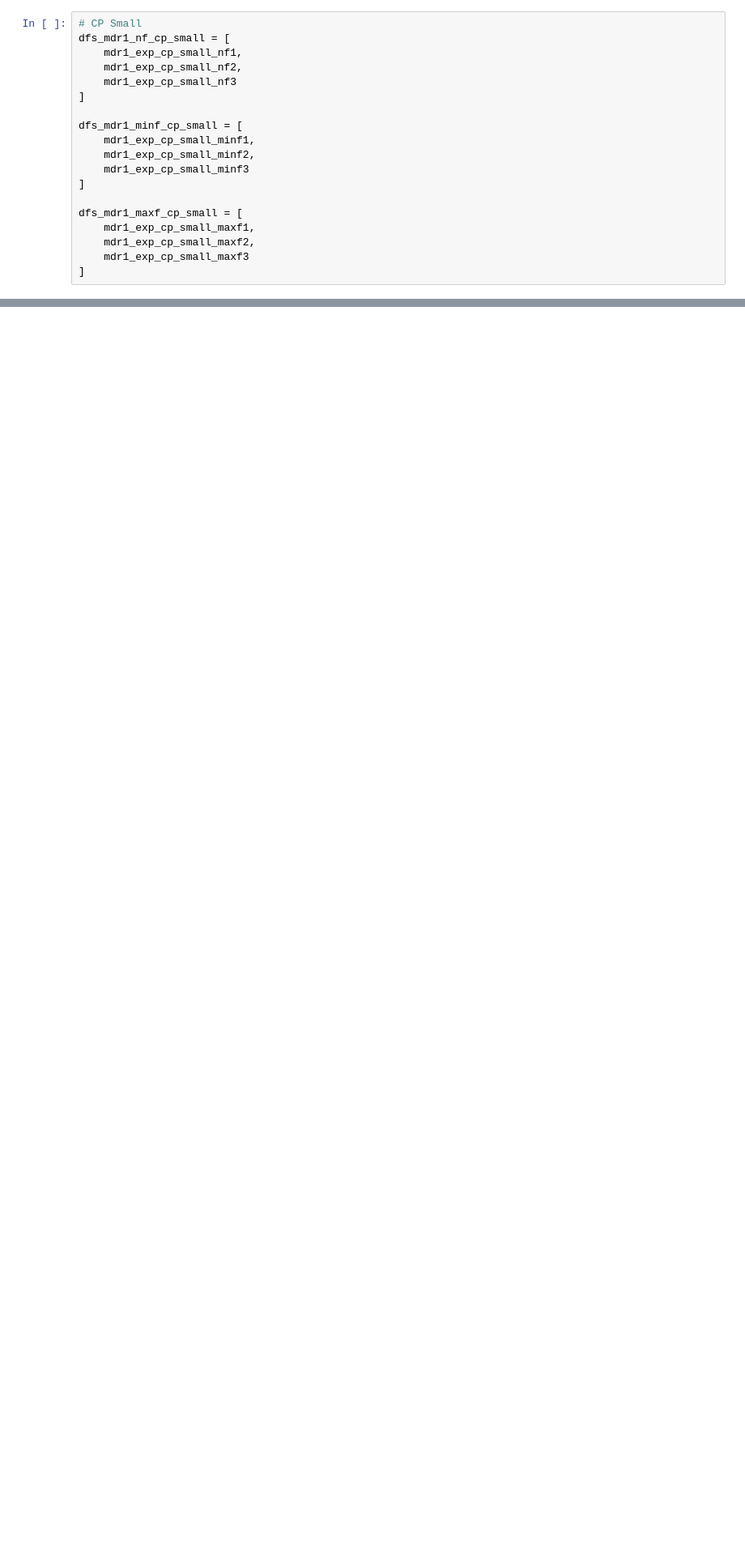
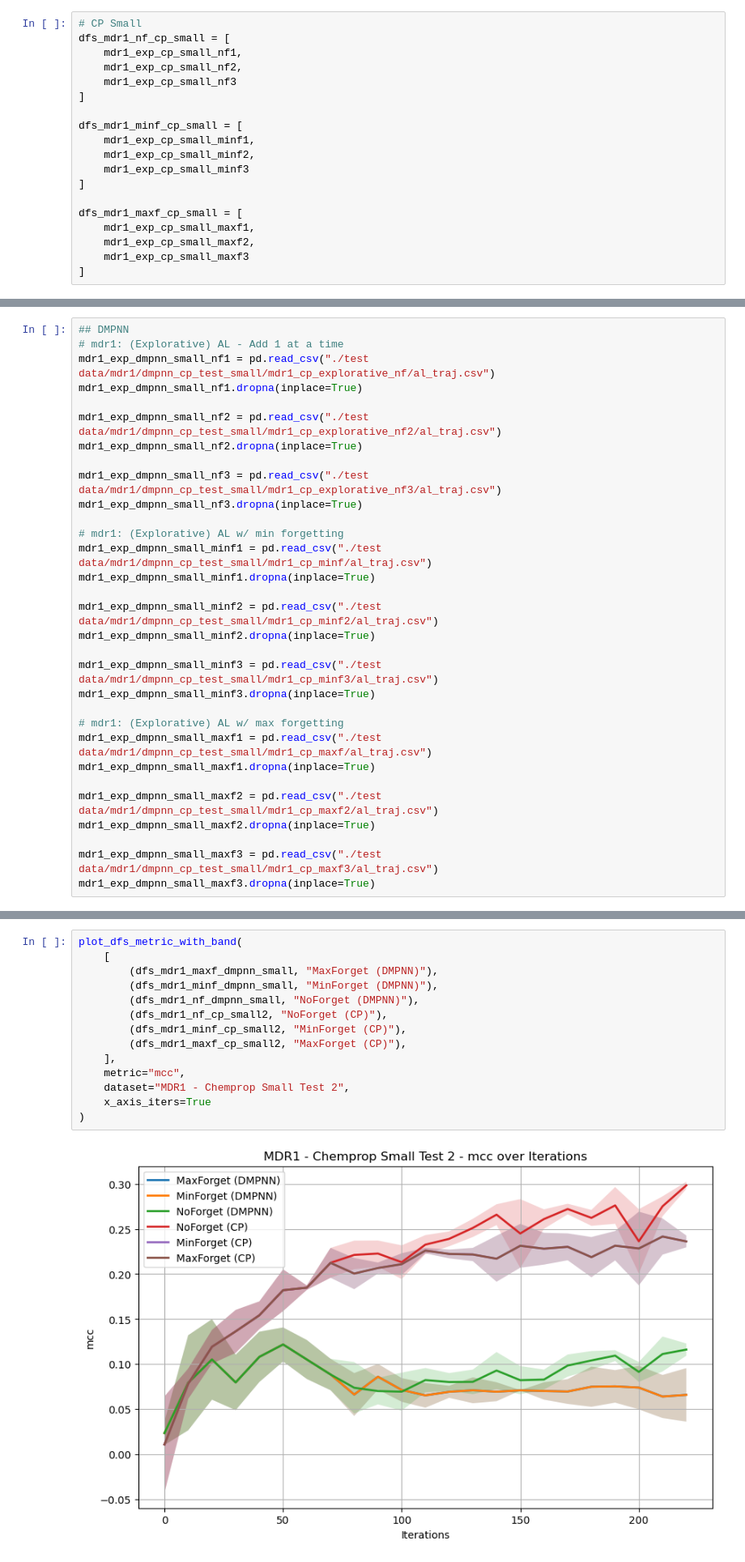
Before and after one commit to davidnt13/MolALKit, a Jupyter notebook: plot_smal_data.ipynb, the cells around one changed output, grey strips where cells are left out. Shown at 81% size. Saved outputs shown, nothing was run; the diff lists cells and outputs as text; blank space fills up the shorter version.

Commit message:
updates with time

```diff
--- a/plot_smal_data.ipynb
+++ b/plot_smal_data.ipynb
@@ -211,0 +245,31 @@ ValueError: all the input array dimensions except for the concatenation axis mus
+# %%
+## DMPNN
+# mdr1: (Explorative) AL - Add 1 at a time
+mdr1_exp_dmpnn_small_nf1 = pd.read_csv("./test data/mdr1/dmpnn_cp_test_small/mdr1_cp_explorative_nf/al_traj.csv")
+mdr1_exp_dmpnn_small_nf1.dropna(inplace=True)
+
+mdr1_exp_dmpnn_small_nf2 = pd.read_csv("./test data/mdr1/dmpnn_cp_test_small/mdr1_cp_explorative_nf2/al_traj.csv")
+mdr1_exp_dmpnn_small_nf2.dropna(inplace=True)
+
+mdr1_exp_dmpnn_small_nf3 = pd.read_csv("./test data/mdr1/dmpnn_cp_test_small/mdr1_cp_explorative_nf3/al_traj.csv")
+mdr1_exp_dmpnn_small_nf3.dropna(inplace=True)
+
+# mdr1: (Explorative) AL w/ min forgetting
+mdr1_exp_dmpnn_small_minf1 = pd.read_csv("./test data/mdr1/dmpnn_cp_test_small/mdr1_cp_minf/al_traj.csv")
+mdr1_exp_dmpnn_small_minf1.dropna(inplace=True)
+
+mdr1_exp_dmpnn_small_minf2 = pd.read_csv("./test data/mdr1/dmpnn_cp_test_small/mdr1_cp_minf2/al_traj.csv")
+mdr1_exp_dmpnn_small_minf2.dropna(inplace=True)
+
+mdr1_exp_dmpnn_small_minf3 = pd.read_csv("./test data/mdr1/dmpnn_cp_test_small/mdr1_cp_minf3/al_traj.csv")
+mdr1_exp_dmpnn_small_minf3.dropna(inplace=True)
+
+# mdr1: (Explorative) AL w/ max forgetting
+mdr1_exp_dmpnn_small_maxf1 = pd.read_csv("./test data/mdr1/dmpnn_cp_test_small/mdr1_cp_maxf/al_traj.csv")
+mdr1_exp_dmpnn_small_maxf1.dropna(inplace=True)
+
+mdr1_exp_dmpnn_small_maxf2 = pd.read_csv("./test data/mdr1/dmpnn_cp_test_small/mdr1_cp_maxf2/al_traj.csv")
+mdr1_exp_dmpnn_small_maxf2.dropna(inplace=True)
+
+mdr1_exp_dmpnn_small_maxf3 = pd.read_csv("./test data/mdr1/dmpnn_cp_test_small/mdr1_cp_maxf3/al_traj.csv")
+mdr1_exp_dmpnn_small_maxf3.dropna(inplace=True)
@@ -212,3 +314,19 @@ ValueError: all the input array dimensions except for the concatenation axis mus
+# %%
+plot_dfs_metric_with_band(
+    [
+        (dfs_mdr1_maxf_dmpnn_small, "MaxForget (DMPNN)"),
+        (dfs_mdr1_minf_dmpnn_small, "MinForget (DMPNN)"),
+        (dfs_mdr1_nf_dmpnn_small, "NoForget (DMPNN)"),
+        (dfs_mdr1_nf_cp_small2, "NoForget (CP)"),
+        (dfs_mdr1_minf_cp_small2, "MinForget (CP)"),
+        (dfs_mdr1_maxf_cp_small2, "MaxForget (CP)"),
+    ],
+    metric="mcc",
+    dataset="MDR1 - Chemprop Small Test 2",
+    x_axis_iters=True
+)
+# %% [output]
+[figure, added]
 # %% [markdown]
 # PGP
 # %% [markdown]
```
Also changed, not shown: parts of 10 cells of this notebook, 58 other files.
